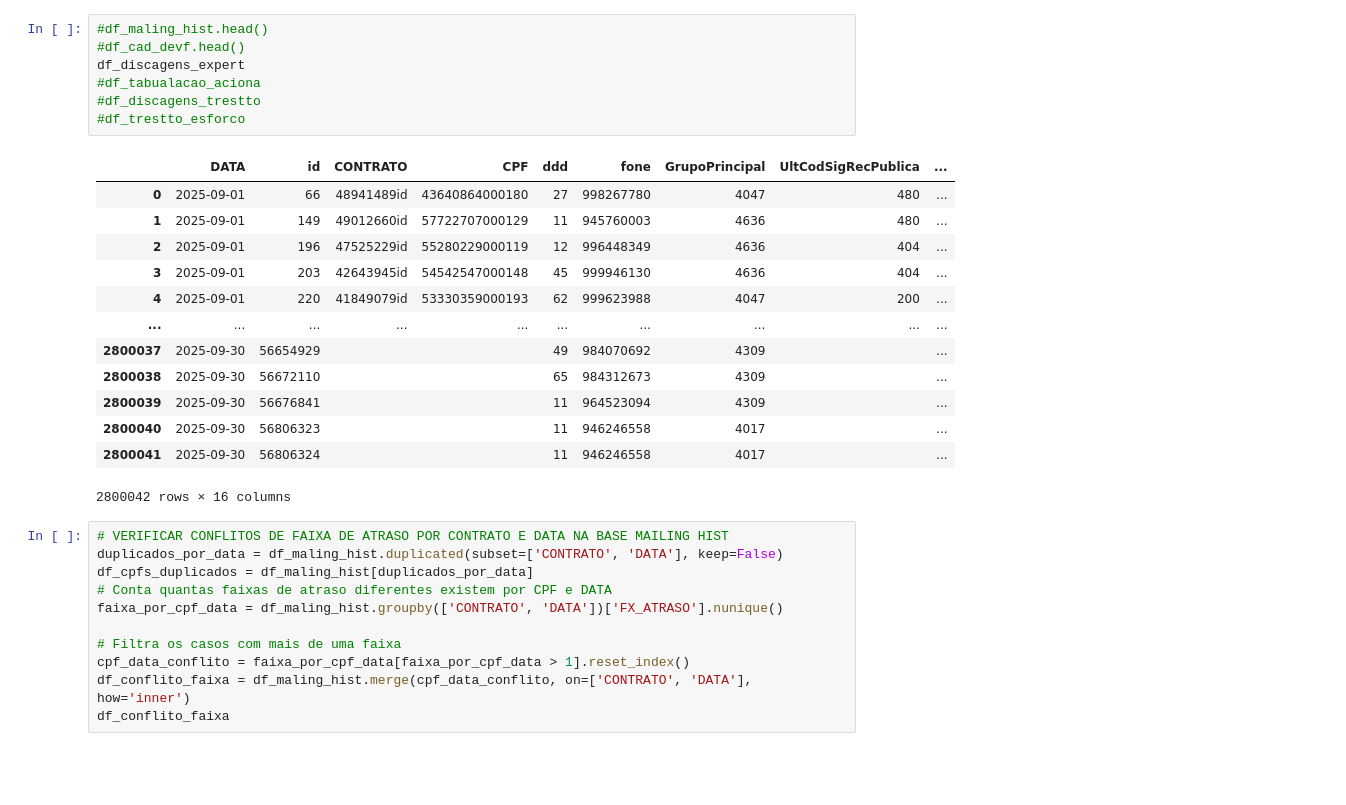
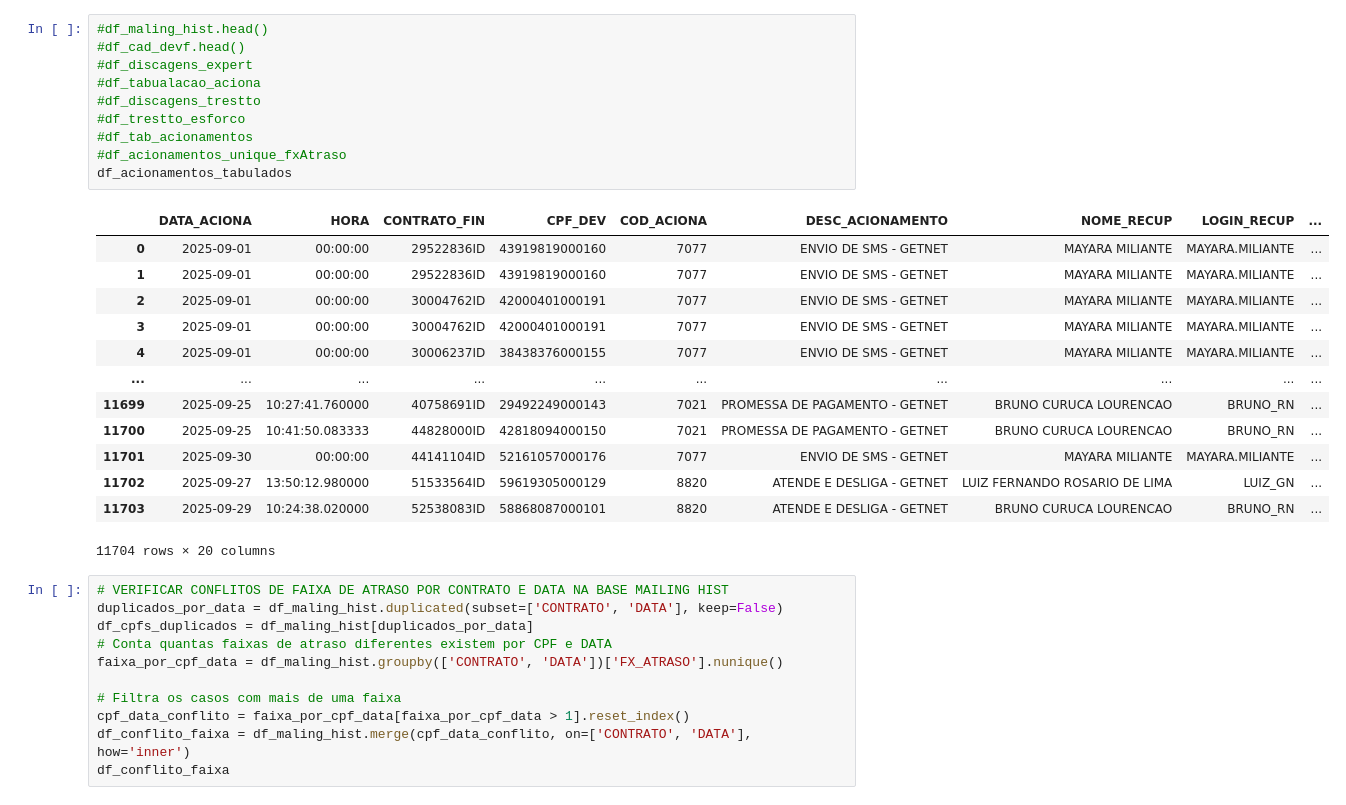
Before and after one commit to Claudiano-alves/Data-Analysis-Portfolio, a Jupyter notebook: Projects/Ouze/data_wrangling.ipynb, the cells around one changed output. Drawn from its saved outputs; the diff is of its cells as text; blank space fills up the shorter version.

```diff
--- a/Projects/Ouze/data_wrangling.ipynb
+++ b/Projects/Ouze/data_wrangling.ipynb
@@ -92,24 +451,27 @@ print(df_trestto_unique.head())
 # %%
 #df_maling_hist.head()
 #df_cad_devf.head()
-df_discagens_expert
+#df_discagens_expert
 #df_tabualacao_aciona
 #df_discagens_trestto
 #df_trestto_esforco
+#df_tab_acionamentos
+#df_acionamentos_unique_fxAtraso
+df_acionamentos_tabulados
 # %% [output]
-|  | DATA | id | CONTRATO | CPF | ddd | fone | GrupoPrincipal | UltCodSigRecPublica | ... |
-| 0 | 2025-09-01 | 66 | 48941489id | 43640864000180 | 27 | 998267780 | 4047 | 480 | ... |
-| 1 | 2025-09-01 | 149 | 49012660id | 57722707000129 | 11 | 945760003 | 4636 | 480 | ... |
-| 2 | 2025-09-01 | 196 | 47525229id | 55280229000119 | 12 | 996448349 | 4636 | 404 | ... |
-| 3 | 2025-09-01 | 203 | 42643945id | 54542547000148 | 45 | 999946130 | 4636 | 404 | ... |
-| 4 | 2025-09-01 | 220 | 41849079id | 53330359000193 | 62 | 999623988 | 4047 | 200 | ... |
+|  | DATA_ACIONA | HORA | CONTRATO_FIN | CPF_DEV | COD_ACIONA | DESC_ACIONAMENTO | NOME_RECUP | LOGIN_RECUP | ... |
+| 0 | 2025-09-01 | 00:00:00 | 29522836ID | 43919819000160 | 7077 | ENVIO DE SMS - GETNET | MAYARA MILIANTE | MAYARA.MILIANTE | ... |
+| 1 | 2025-09-01 | 00:00:00 | 29522836ID | 43919819000160 | 7077 | ENVIO DE SMS - GETNET | MAYARA MILIANTE | MAYARA.MILIANTE | ... |
+| 2 | 2025-09-01 | 00:00:00 | 30004762ID | 42000401000191 | 7077 | ENVIO DE SMS - GETNET | MAYARA MILIANTE | MAYARA.MILIANTE | ... |
+| 3 | 2025-09-01 | 00:00:00 | 30004762ID | 42000401000191 | 7077 | ENVIO DE SMS - GETNET | MAYARA MILIANTE | MAYARA.MILIANTE | ... |
+| 4 | 2025-09-01 | 00:00:00 | 30006237ID | 38438376000155 | 7077 | ENVIO DE SMS - GETNET | MAYARA MILIANTE | MAYARA.MILIANTE | ... |
 | ... | ... | ... | ... | ... | ... | ... | ... | ... | ... |
-| 2800037 | 2025-09-30 | 56654929 |  |  | 49 | 984070692 | 4309 |  | ... |
-| 2800038 | 2025-09-30 | 56672110 |  |  | 65 | 984312673 | 4309 |  | ... |
-| 2800039 | 2025-09-30 | 56676841 |  |  | 11 | 964523094 | 4309 |  | ... |
-| 2800040 | 2025-09-30 | 56806323 |  |  | 11 | 946246558 | 4017 |  | ... |
-| 2800041 | 2025-09-30 | 56806324 |  |  | 11 | 946246558 | 4017 |  | ... |
+| 11699 | 2025-09-25 | 10:27:41.760000 | 40758691ID | 29492249000143 | 7021 | PROMESSA DE PAGAMENTO - GETNET | BRUNO CURUCA LOURENCAO | BRUNO_RN | ... |
+| 11700 | 2025-09-25 | 10:41:50.083333 | 44828000ID | 42818094000150 | 7021 | PROMESSA DE PAGAMENTO - GETNET | BRUNO CURUCA LOURENCAO | BRUNO_RN | ... |
+| 11701 | 2025-09-30 | 00:00:00 | 44141104ID | 52161057000176 | 7077 | ENVIO DE SMS - GETNET | MAYARA MILIANTE | MAYARA.MILIANTE | ... |
+| 11702 | 2025-09-27 | 13:50:12.980000 | 51533564ID | 59619305000129 | 8820 | ATENDE E DESLIGA - GETNET | LUIZ FERNANDO ROSARIO DE LIMA | LUIZ_GN | ... |
+| 11703 | 2025-09-29 | 10:24:38.020000 | 52538083ID | 58868087000101 | 8820 | ATENDE E DESLIGA - GETNET | BRUNO CURUCA LOURENCAO | BRUNO_RN | ... |
-2800042 rows × 16 columns
+11704 rows × 20 columns
 # %%
 # VERIFICAR CONFLITOS DE FAIXA DE ATRASO POR CONTRATO E DATA NA BASE MAILING HIST
 duplicados_por_data = df_maling_hist.duplicated(subset=['CONTRATO', 'DATA'], keep=False)
```
Also changed, not shown: parts of 26 cells of this notebook, 18 other files.
